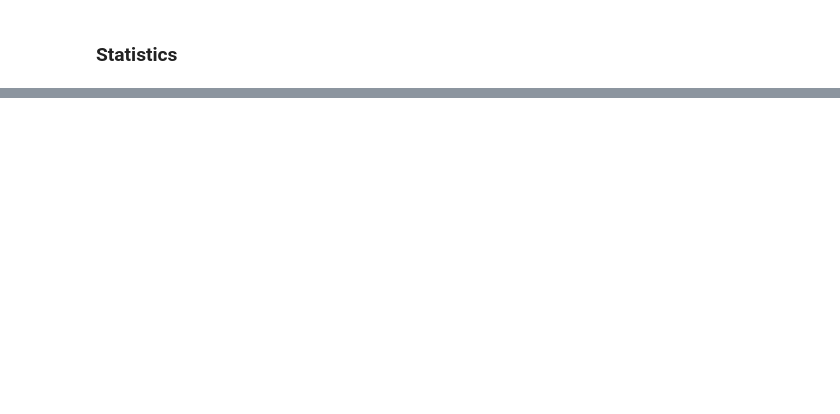
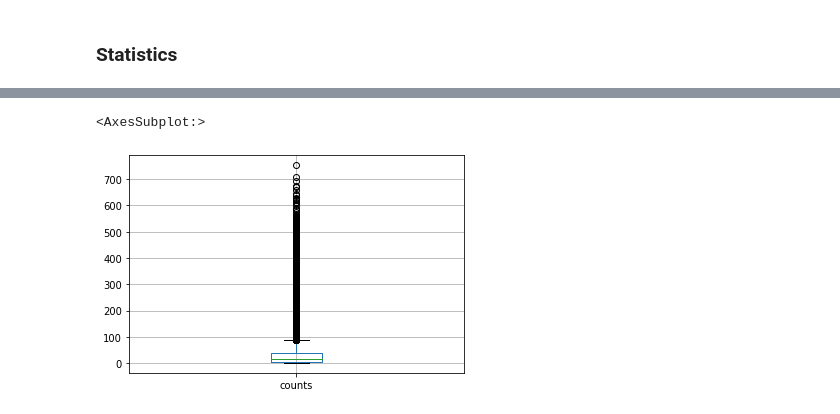
Before and after one commit to cubazis/inno_stats_2020, a Jupyter notebook: lab2.2.ipynb, the cells around one changed output, grey strips where cells are left out. Drawn from its saved outputs; the diff is of its cells as text; code cells hidden in the pictures; blank space fills up the shorter version.

```diff
--- a/lab2.2.ipynb
+++ b/lab2.2.ipynb
@@ -216,0 +117,6 @@ pd.DataFrame(final_clean['sum']).boxplot()
+# %%
+# Since the median and mean are low, we can consider high values as outliers, but we are not sure since it can be corporative card and some customer== company, and it is hard to find the border
+pd.DataFrame(cdf9.groupby('id_card_int').size().reset_index(name='counts').sort_values('counts',ascending=False)['counts']).boxplot()
+# %% [output]
+<AxesSubplot:>
+[figure, added]
```
Also changed, not shown: parts of 36 cells of this notebook.
